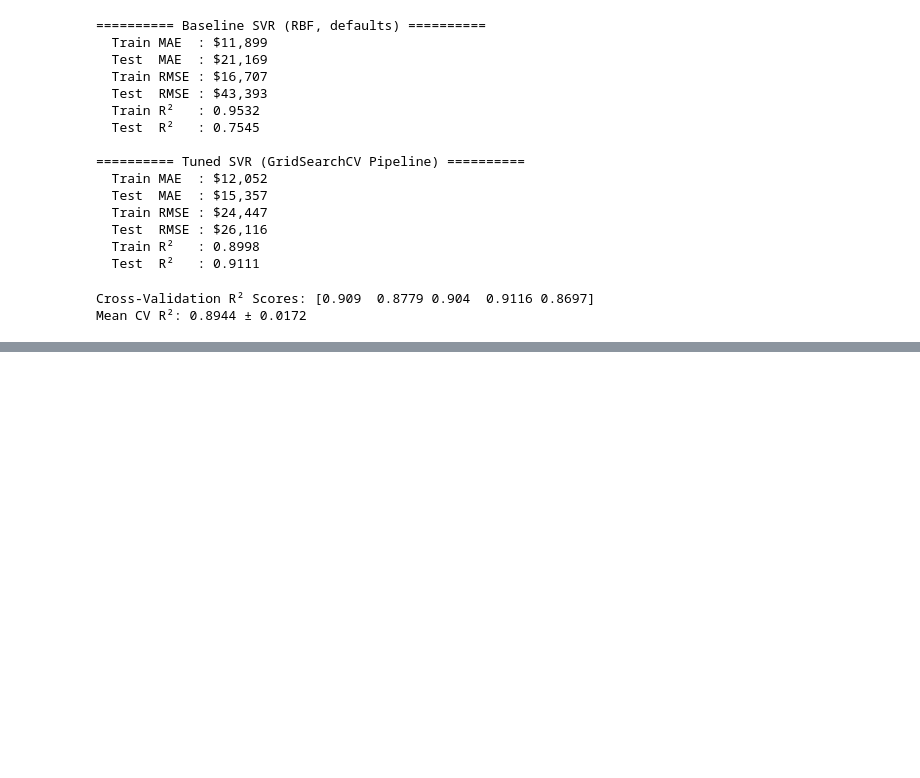
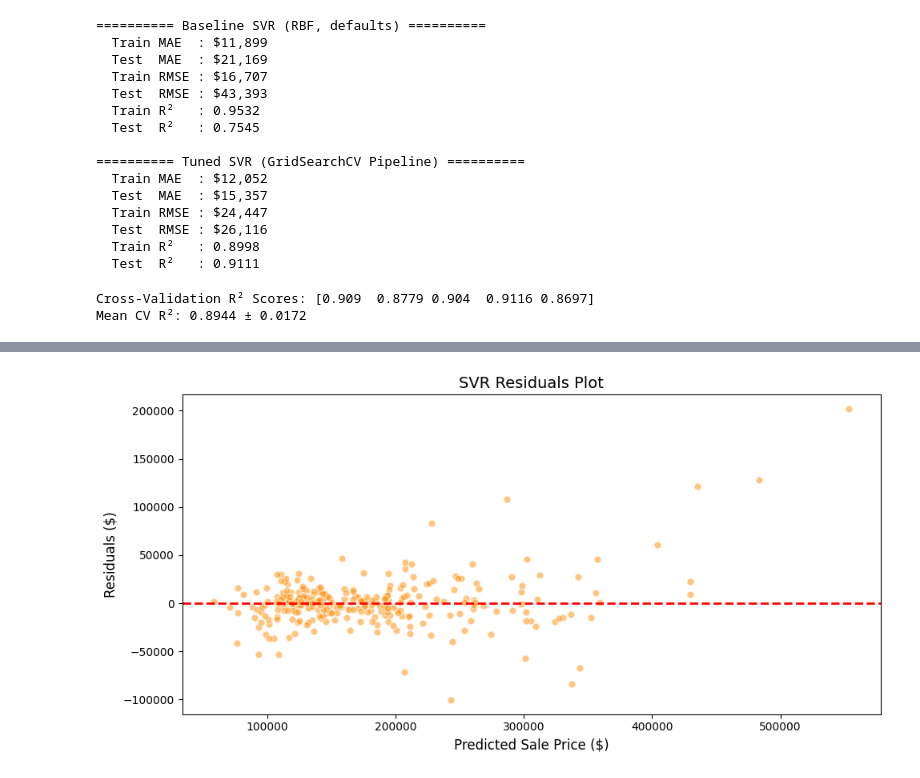
Before and after one commit to SandaminiI/House-Price-Prediction, a Jupyter notebook: notebooks/svr/svr_house_prices.ipynb, the cells around one changed output, grey strips where cells are left out. Drawn from its saved outputs; the diff is of its cells as text; code cells hidden in the pictures; blank space fills up the shorter version.

```diff
--- a/notebooks/svr/svr_house_prices.ipynb
+++ b/notebooks/svr/svr_house_prices.ipynb
@@ -433,0 +457,17 @@ Mean CV R²: 0.8944 ± 0.0172
+# %%
+# -------------------------------------------------------
+# Plot 2: Residuals Plot
+# -------------------------------------------------------
+residuals = y_actual - y_pred_final
+
+plt.figure(figsize=(10, 5))
+plt.scatter(y_pred_final, residuals, alpha=0.5, color='darkorange', edgecolors='white', s=40)
+plt.axhline(y=0, color='red', linestyle='--', linewidth=2)
+plt.xlabel('Predicted Sale Price ($)', fontsize=12)
+plt.ylabel('Residuals ($)', fontsize=12)
+plt.title('SVR Residuals Plot', fontsize=14)
+plt.tight_layout()
+plt.savefig('svr_residuals.png', dpi=150)
+plt.show()
+# %% [output]
+[figure, added]
```
Also changed, not shown: parts of 5 cells of this notebook, 5 other files.
